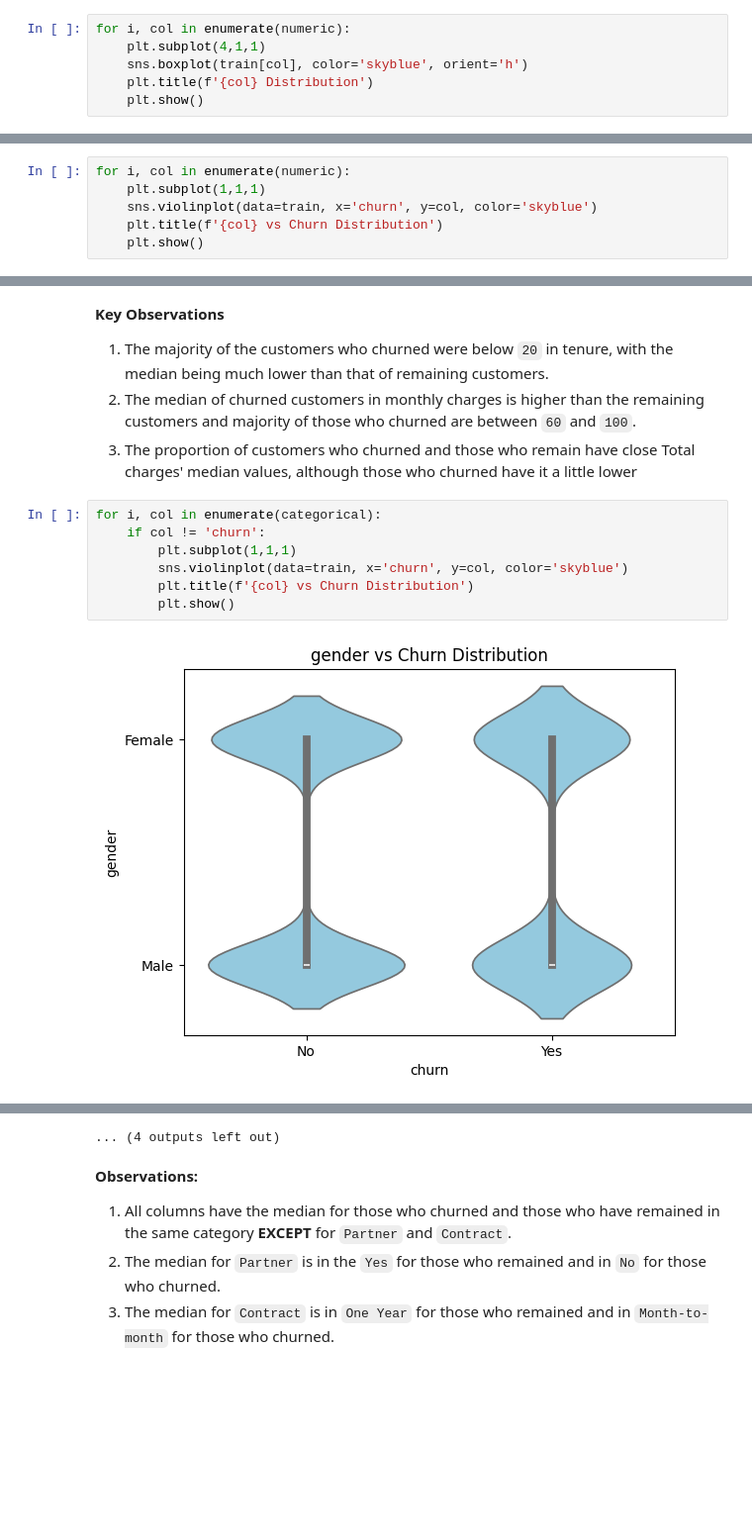
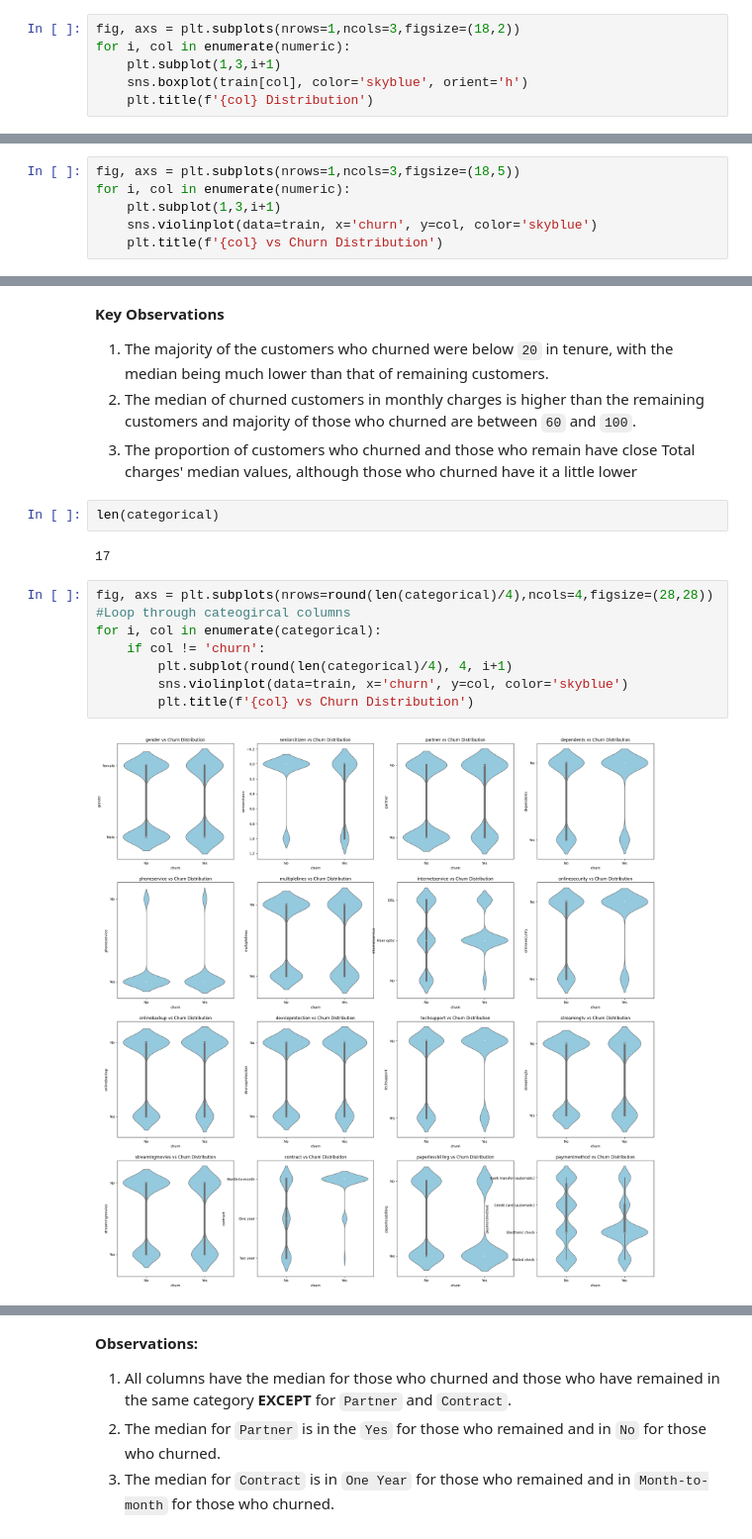
Before and after one commit to Rama-Mwenda/Customer_Churn, a Jupyter notebook: Notebooks/Customer_Churn.ipynb, the cells around one changed output, grey strips where cells are left out. Shown at 99% size. Saved outputs shown, nothing was run; the diff lists cells and outputs as text; blank space fills up the shorter version.

```diff
--- a/Notebooks/Customer_Churn.ipynb
+++ b/Notebooks/Customer_Churn.ipynb
@@ -661,9 +661,9 @@ for i, var in enumerate(categorical):
 11. The highest percentage of customer pay via Electronic check at `33.7%`, followed by Mailed Check, Bank transfer and Credit transfer at `22.4%`, `22.3%` and `21.6%` respectively.
 12. The proportion of customers recorded to have churned is `26.5%`. The company has a retention of `73.5%`
 # %%
+fig, axs = plt.subplots(nrows=1,ncols=3,figsize=(18,2))
 for i, col in enumerate(numeric):
-    plt.subplot(4,1,1)
+    plt.subplot(1,3,i+1)
     sns.boxplot(train[col], color='skyblue', orient='h')
     plt.title(f'{col} Distribution')
-    plt.show()
 # %% [output]
@@ -677,9 +675,9 @@ for i, col in enumerate(numeric):
 # %% [markdown]
 #### Bivariate Analysis
 # %%
+fig, axs = plt.subplots(nrows=1,ncols=3,figsize=(18,5))
 for i, col in enumerate(numeric):
-    plt.subplot(1,1,1)
+    plt.subplot(1,3,i+1)
     sns.violinplot(data=train, x='churn', y=col, color='skyblue')
     plt.title(f'{col} vs Churn Distribution')
-    plt.show()
 # %% [output]
@@ -691,12 +687,17 @@ for i, col in enumerate(numeric):
 1. The majority of the customers who churned were below `20` in tenure, with the median being much lower than that of remaining customers.
 2. The median of churned customers in monthly charges is higher than the remaining customers and majority of those who churned are between `60` and `100`.
 3. The proportion of customers who churned and those who remain have close Total charges' median values, although those who churned have it a little lower
+# %%
+len(categorical)
+# %% [output]
+17
 # %%
+fig, axs = plt.subplots(nrows=round(len(categorical)/4),ncols=4,figsize=(28,28))
+#Loop through cateogircal columns
 for i, col in enumerate(categorical):
     if col != 'churn':
-        plt.subplot(1,1,1)
+        plt.subplot(round(len(categorical)/4), 4, i+1)
         sns.violinplot(data=train, x='churn', y=col, color='skyblue')
         plt.title(f'{col} vs Churn Distribution')
-        plt.show()
 # %% [output]
-[figure, old version]
+[figure, new version]
@@ -714,4 +704,3 @@ for i, col in enumerate(categorical):
-... (4 outputs left out)
 # %% [markdown]
 **Observations:**
 1. All columns have the median for those who churned and those who have remained in the same category **EXCEPT** for `Partner` and `Contract`.
```
Also changed, not shown: parts of 9 cells of this notebook, 1 other file.
